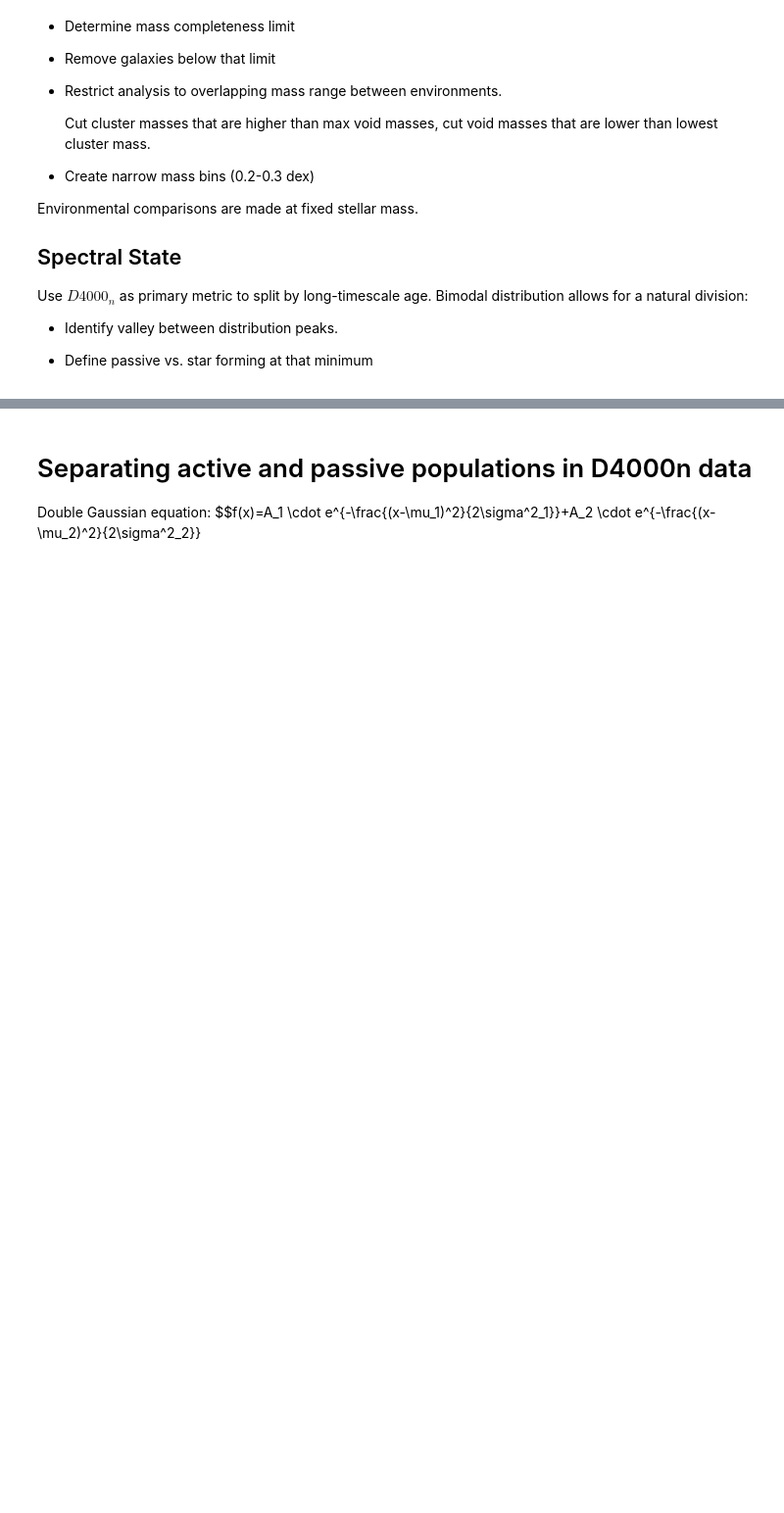
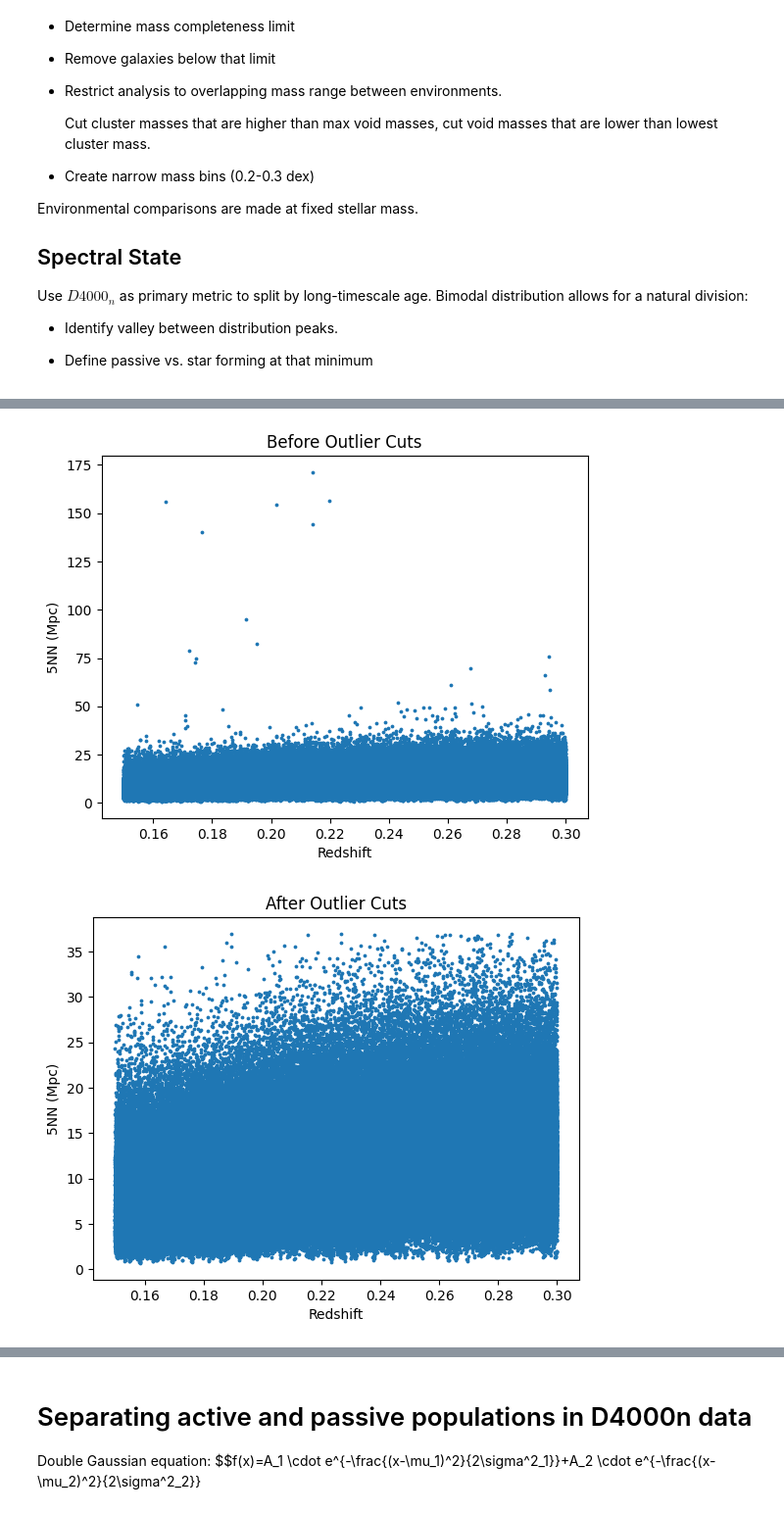
Before and after one commit to maraMaraschino/capstone-project, a Jupyter notebook: Notebooks/data_cuts_notebook.ipynb, the cells around one changed output, grey strips where cells are left out. Shown at 98% size. Saved outputs shown, nothing was run; the diff lists cells and outputs as text; code cells hidden in the pictures; blank space fills up the shorter version.

```diff
--- a/Notebooks/data_cuts_notebook.ipynb
+++ b/Notebooks/data_cuts_notebook.ipynb
@@ -101,0 +105,33 @@ shape_vals   = tf.load_data('../pickle_folder/shape_vals.pkl')
+# %%
+# Until I fix how I calculate proper 5NN upstream:
+proper_5NN = comoving_5NN/(1+z_vals)
+
+plt.scatter(z_vals, proper_5NN, s=3)
+plt.title(f"Before Outlier Cuts")
+plt.xlabel(f"Redshift")
+plt.ylabel(f"5NN (Mpc)")
+plt.show()
+
+low, high = np.percentile(proper_5NN, [0, 99.95])
+high_mask = proper_5NN <= high
+plt.scatter(z_vals[high_mask], proper_5NN[high_mask], s=3)
+plt.title(f"After Outlier Cuts")
+plt.xlabel(f"Redshift")
+plt.ylabel(f"5NN (Mpc)")
+plt.show()
+
+# Reload all arrays after outlier cuts
+objid_vals   = objid_vals[high_mask]
+z_vals       = z_vals[high_mask]
+density_vals = density_vals[high_mask]
+d4000n_vals  = d4000n_vals[high_mask]
+proper_5NN   = proper_5NN[high_mask]
+comoving_5NN = comoving_5NN[high_mask]
+mass_vals    = mass_vals[high_mask]
+oii_vals     = oii_vals[high_mask]
+hd_vals      = hd_vals[high_mask]
+class_vals   = class_vals[high_mask]
+shape_vals   = shape_vals[high_mask]
+# %% [output]
+[figure, added]
+[figure, added]
```
Also changed, not shown: parts of 15 cells of this notebook, 1 other file.
